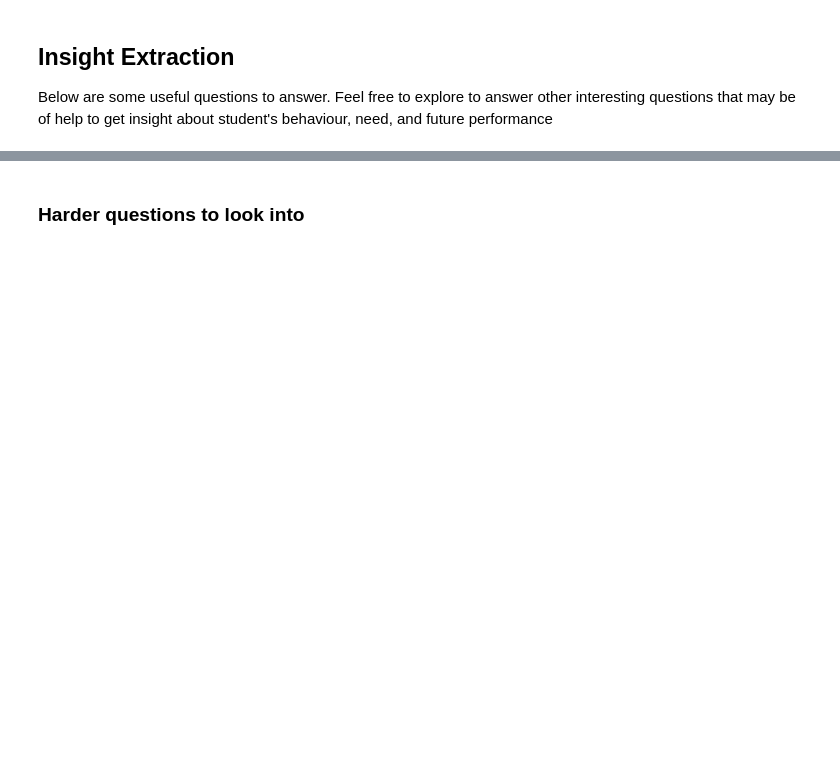
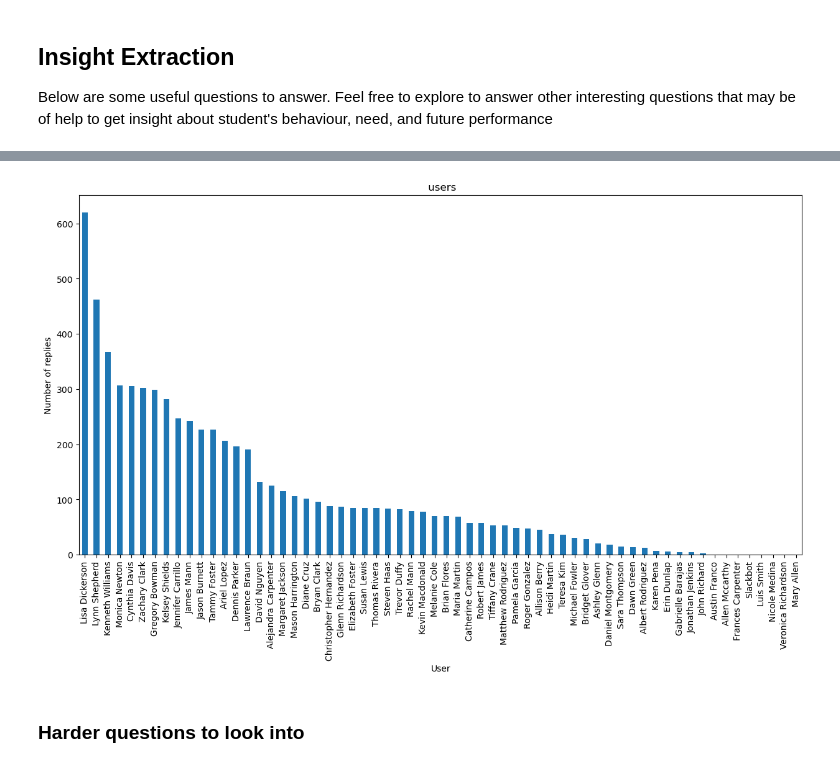
Before and after one commit to beltobel/10Academy-week0-repo, a Jupyter notebook: notebooks/parse_slack_data.ipynb, the cells around one changed output, grey strips where cells are left out. Cells and saved outputs as stored; diff of their text form; code cells hidden in the pictures; blank space fills up the shorter version.

```diff
--- a/notebooks/parse_slack_data.ipynb
+++ b/notebooks/parse_slack_data.ipynb
@@ -400,0 +349,19 @@ Below are some useful questions to answer. Feel free to explore to answer other
+# %%
+# which user has the highest number of reply counts?
+#user rely from all channels
+def reply_dataframe()->pd:
+    ROOT_DIR = '../data/anonymized/'
+    sl = SlackDataLoader(ROOT_DIR)
+    channels = sl.get_channels()
+    channel_names = [channels[i]['name'] for i in range(len(channels))]
+    data_frames = []
+
+    for name in channel_names:
+        channel_path = ROOT_DIR + name + '/'
+        channel_dataframe = slack_parser(channel_path)
+        data_frames.append(channel_dataframe)
+
+    all_data = pd.concat(data_frames, ignore_index=True)
+    return all_data
+# %%
+dframe = reply_dataframe()
@@ -401,3 +384,18 @@ Below are some useful questions to answer. Feel free to explore to answer other
+# %%
+# Visualize reply counts per user per channel
+def replies_per_user(data: pd):
+    grouped_df = data.groupby('sender_name')['reply_count'].sum()
+    grouped_df = grouped_df.sort_values(ascending=False)
+    grouped_df.plot(kind='bar', figsize=(15, 7.5))
+
+    plt.title(' users')
+    plt.xlabel('User')
+    plt.ylabel('Number of replies')
+    plt.show()
+# %%
+replies_per_user(dframe)
+# %% [output]
+[figure, added]
 # %%
 # what is the time range of the day that most messages are sent?
 # %%
```
Also changed, not shown: parts of 21 cells of this notebook, 1 other file.
